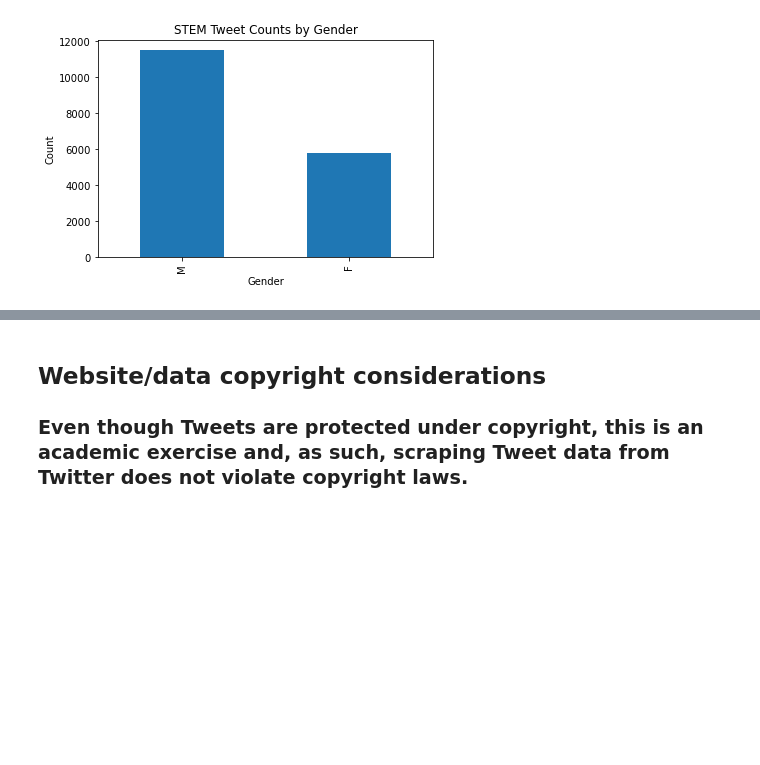
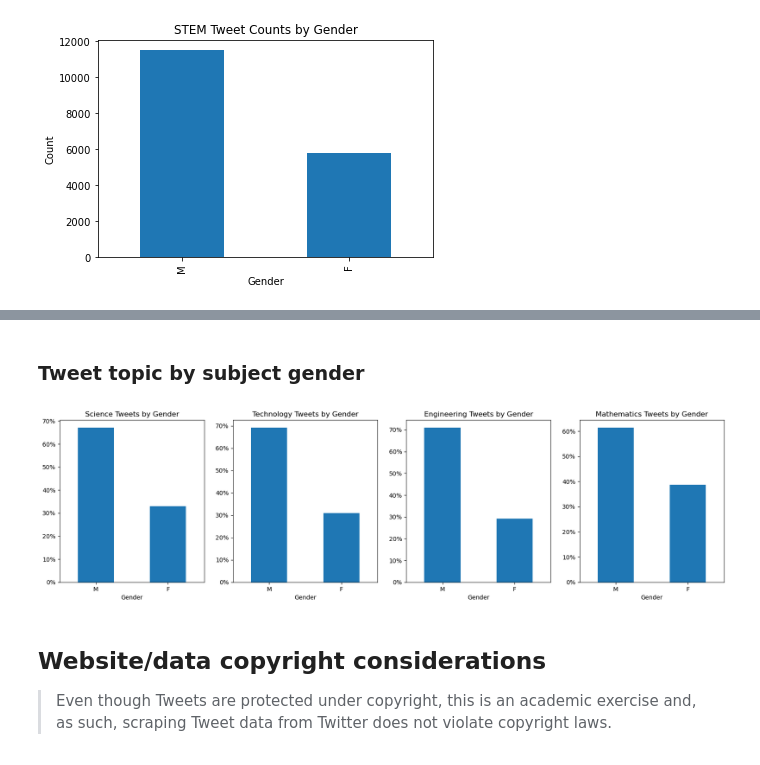
Before and after one commit to lauravodden/Gender-Bias-in-Machine-Learning, a Jupyter notebook: MA5851_A3_Twitter_Scrape.ipynb, the cells around one changed output, grey strips where cells are left out. Cells and saved outputs as stored; diff of their text form; code cells hidden in the pictures; blank space fills up the shorter version.

```diff
--- a/MA5851_A3_Twitter_Scrape.ipynb
+++ b/MA5851_A3_Twitter_Scrape.ipynb
@@ -324,3 +291,45 @@ tweets_df.head()
+# %% [markdown]
+### Tweet topic by subject gender
+# %%
+sci_df = tweets_df.loc[tweets_df['Topic'] == 'science']
+tech_df = tweets_df.loc[tweets_df['Topic'] == 'technology']
+eng_df = tweets_df.loc[tweets_df['Topic'] == 'engineering']
+math_df = tweets_df.loc[tweets_df['Topic'] == 'mathematics']
+# %%
+figure(figsize=(20, 5), dpi=100)
+
+plt.subplot(1, 4, 1)
+sci_df.Gender.value_counts(normalize=True).plot(kind = 'bar')
+plt.title('Science Tweets by Gender')
+plt.xlabel('Gender')
+plt.gca().yaxis.set_major_formatter(mtick.PercentFormatter(1.0))
+xticks(rotation=0)
+
+plt.subplot(1, 4, 2)
+tech_df.Gender.value_counts(normalize=True).plot(kind = 'bar')
+plt.title('Technology Tweets by Gender')
+plt.xlabel('Gender')
+plt.gca().yaxis.set_major_formatter(mtick.PercentFormatter(1.0))
+xticks(rotation=0)
+
+plt.subplot(1, 4, 3)
+eng_df.Gender.value_counts(normalize=True).plot(kind = 'bar')
+plt.title('Engineering Tweets by Gender')
+plt.xlabel('Gender')
+plt.gca().yaxis.set_major_formatter(mtick.PercentFormatter(1.0))
+xticks(rotation=0)
+
+plt.subplot(1, 4, 4)
+math_df.Gender.value_counts(normalize=True).plot(kind = 'bar')
+plt.title('Mathematics Tweets by Gender')
+plt.xlabel('Gender')
+xticks(rotation=0)
+
+plt.gca().yaxis.set_major_formatter(mtick.PercentFormatter(1.0))
+
+plt.show()
+# %% [output]
+[figure, added]
 # %% [markdown]
 ## Website/data copyright considerations
-### Even though Tweets are protected under copyright, this is an academic exercise and, as such, scraping Tweet data from Twitter does not violate copyright laws.
+> Even though Tweets are protected under copyright, this is an academic exercise and, as such, scraping Tweet data from Twitter does not violate copyright laws.
```
Also changed, not shown: parts of 18 cells of this notebook.
